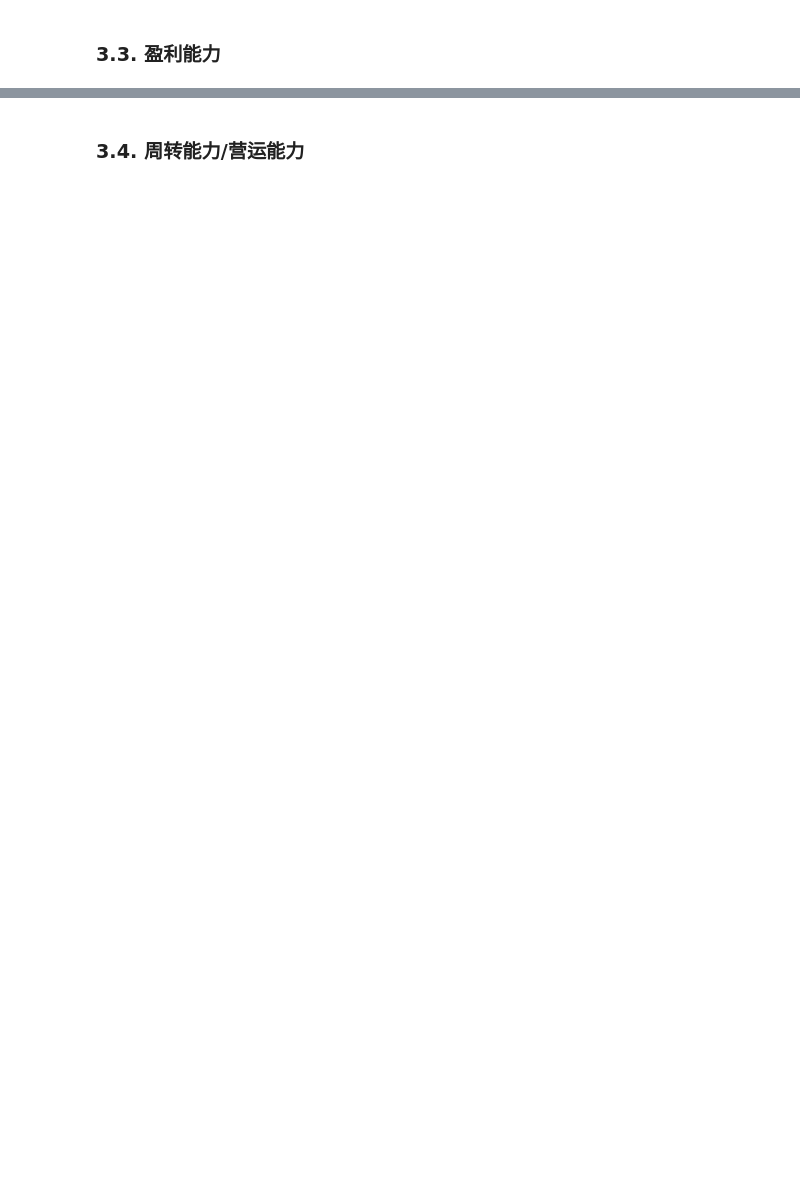
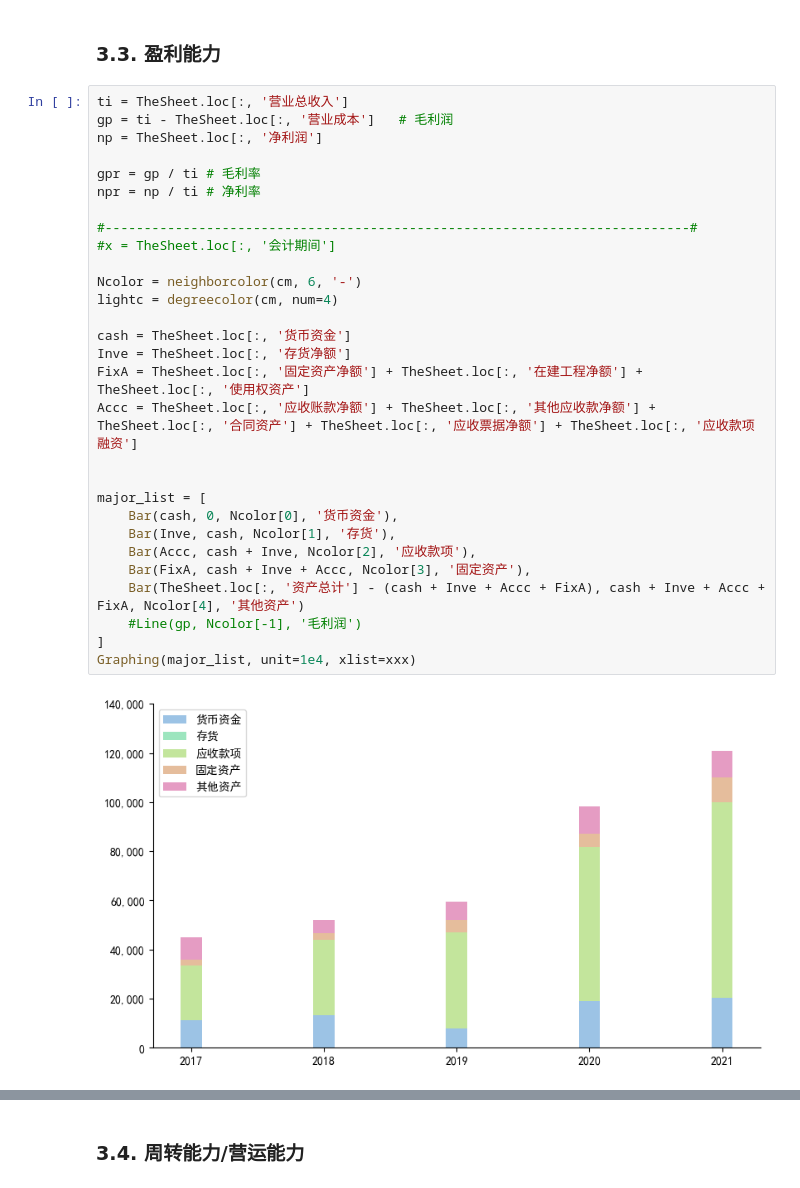
Before and after one commit to farcloudy/sheet, a Jupyter notebook: AutoGraphing.ipynb, the cells around one changed output, grey strips where cells are left out. Cells and saved outputs as stored; diff of their text form; blank space fills up the shorter version.

```diff
--- a/AutoGraphing.ipynb
+++ b/AutoGraphing.ipynb
@@ -352,5 +349,36 @@ fig.savefig(path_img + '/2-2')
 # %% [markdown]
 ### 3.3.    盈利能力
+# %%
+ti = TheSheet.loc[:, '营业总收入']
+gp = ti - TheSheet.loc[:, '营业成本']   # 毛利润
+np = TheSheet.loc[:, '净利润']
+
+gpr = gp / ti # 毛利率
+npr = np / ti # 净利率
+
+#---------------------------------------------------------------------------#
+#x = TheSheet.loc[:, '会计期间']
+
+Ncolor = neighborcolor(cm, 6, '-')
+lightc = degreecolor(cm, num=4)
+
+cash = TheSheet.loc[:, '货币资金']
+Inve = TheSheet.loc[:, '存货净额']
+FixA = TheSheet.loc[:, '固定资产净额'] + TheSheet.loc[:, '在建工程净额'] + TheSheet.loc[:, '使用权资产']
+Accc = TheSheet.loc[:, '应收账款净额'] + TheSheet.loc[:, '其他应收款净额'] + TheSheet.loc[:, '合同资产'] + TheSheet.loc[:, '应收票据净额'] + TheSheet.loc[:, '应收款项融资']
+
+
+major_list = [
+    Bar(cash, 0, Ncolor[0], '货币资金'),
+    Bar(Inve, cash, Ncolor[1], '存货'),
+    Bar(Accc, cash + Inve, Ncolor[2], '应收款项'),
+    Bar(FixA, cash + Inve + Accc, Ncolor[3], '固定资产'),
+    Bar(TheSheet.loc[:, '资产总计'] - (cash + Inve + Accc + FixA), cash + Inve + Accc + FixA, Ncolor[4], '其他资产')
+    #Line(gp, Ncolor[-1], '毛利润')
+]
+Graphing(major_list, unit=1e4, xlist=xxx)
+# %% [output]
+[figure, added]
 # %%
 ti = TheSheet.loc[:, '营业总收入']
 gp = ti - TheSheet.loc[:, '营业成本']   # 毛利润
```
Also changed, not shown: parts of 14 cells of this notebook.
